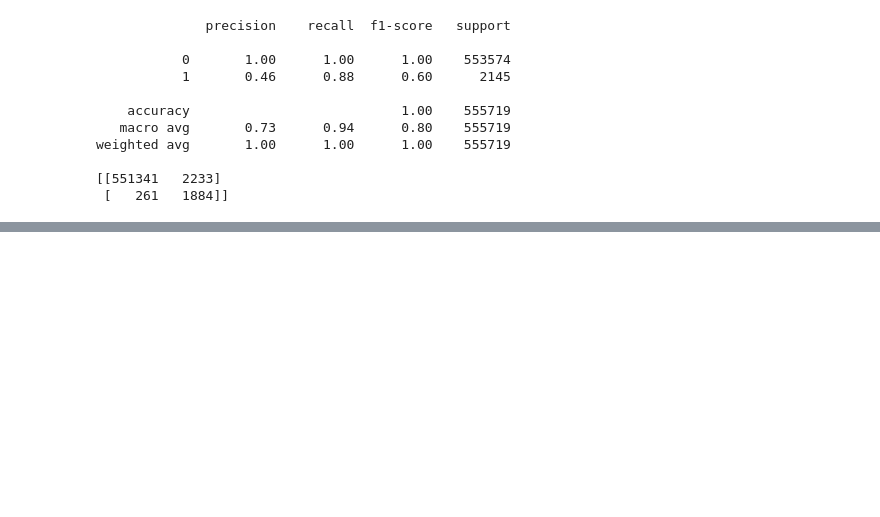
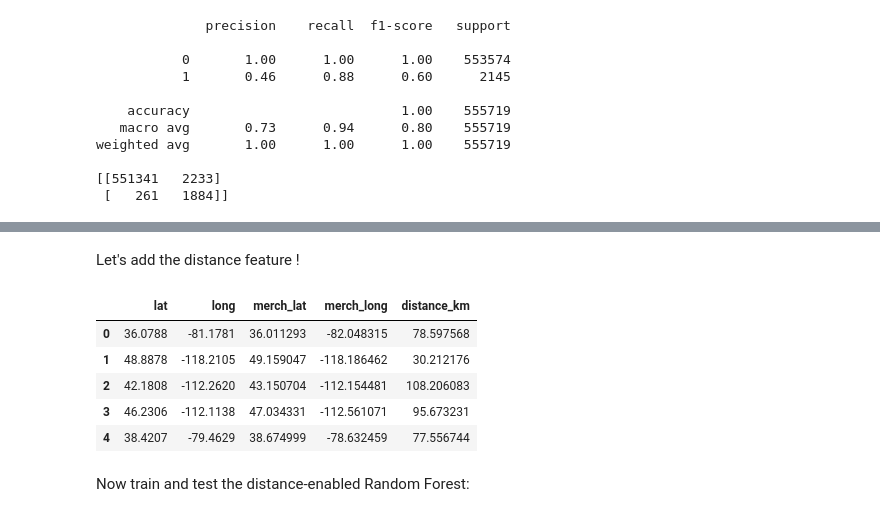
Before and after one commit to kaankartalk/fraud-detection, a Jupyter notebook: notebooks/01_exploration.ipynb, the cells around one changed output, grey strips where cells are left out. Drawn from its saved outputs; the diff is of its cells as text; code cells hidden in the pictures; blank space fills up the shorter version.

```diff
--- a/notebooks/01_exploration.ipynb
+++ b/notebooks/01_exploration.ipynb
@@ -627,0 +712,30 @@ No, it's actually a very valuable learning moment. It shows us that scale_pos_we
+# %% [markdown]
+Let's add the distance feature !
+# %%
+import numpy as np
+
+def haversine_distance(lat1, lon1, lat2, lon2):
+    R = 6371
+    lat1, lon1, lat2, lon2 = map(np.radians, [lat1, lon1, lat2, lon2])
+    dlat = lat2 - lat1
+    dlon = lon2 - lon1
+    a = np.sin(dlat / 2) ** 2 + np.cos(lat1) * np.cos(lat2) * np.sin(dlon / 2) ** 2
+    return 2 * R * np.arcsin(np.sqrt(a))
+
+X_train['distance_km'] = haversine_distance(
+    X_train['lat'], X_train['long'], X_train['merch_lat'], X_train['merch_long']
+)
+X_test['distance_km'] = haversine_distance(
+    X_test['lat'], X_test['long'], X_test['merch_lat'], X_test['merch_long']
+)
+
+X_train[['lat', 'long', 'merch_lat', 'merch_long', 'distance_km']].head()
+# %% [output]
+|  | lat | long | merch_lat | merch_long | distance_km |
+| 0 | 36.0788 | -81.1781 | 36.011293 | -82.048315 | 78.597568 |
+| 1 | 48.8878 | -118.2105 | 49.159047 | -118.186462 | 30.212176 |
+| 2 | 42.1808 | -112.2620 | 43.150704 | -112.154481 | 108.206083 |
+| 3 | 46.2306 | -112.1138 | 47.034331 | -112.561071 | 95.673231 |
+| 4 | 38.4207 | -79.4629 | 38.674999 | -78.632459 | 77.556744 |
+# %% [markdown]
+Now train and test the distance-enabled Random Forest:
```
Also changed, not shown: parts of 18 cells of this notebook, 1 other file.
